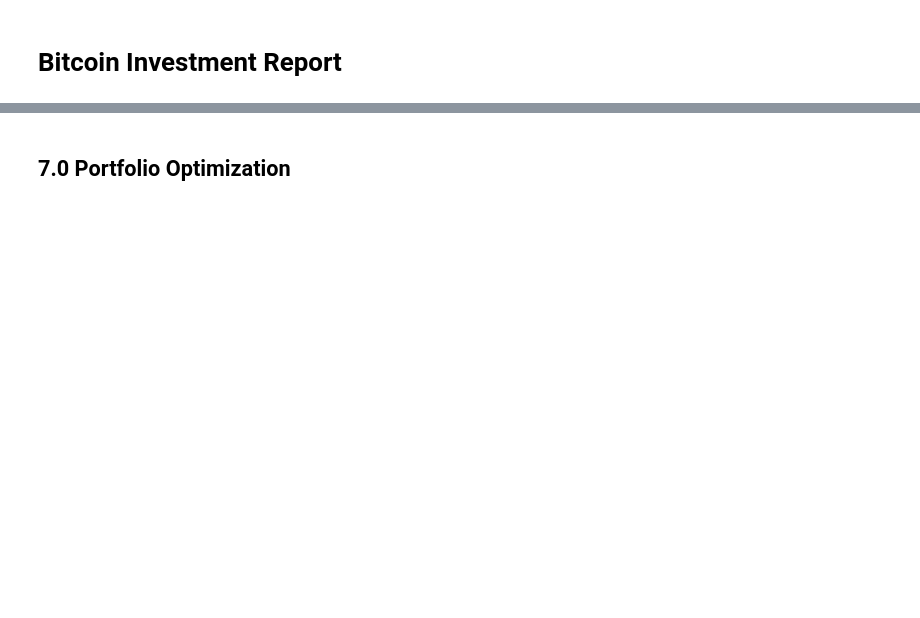
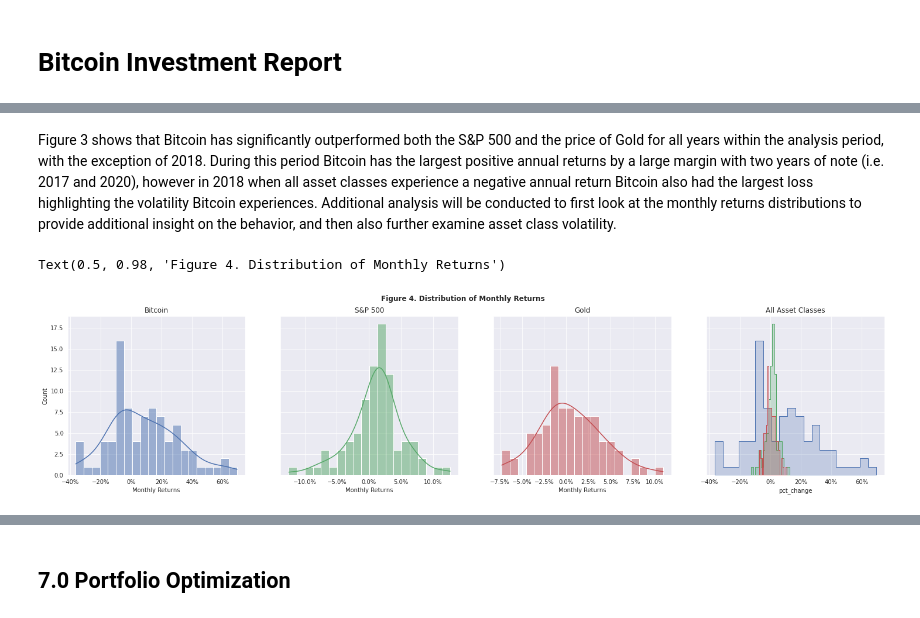
Before and after one commit to EMGuyant/bitcoin-datacamp-comp, a Jupyter notebook: bitcoin_report.ipynb, the cells around one changed output, grey strips where cells are left out. Saved outputs shown, nothing was run; the diff lists cells and outputs as text; code cells hidden in the pictures; blank space fills up the shorter version.

```diff
--- a/bitcoin_report.ipynb
+++ b/bitcoin_report.ipynb
@@ -261,0 +284,31 @@ Text(0, 0.5, 'Returns [%]')
+# %% [markdown]
+Figure 3 shows that Bitcoin has significantly outperformed both the S&P 500 and the price of Gold for all years within the analysis period, with the exception of 2018. During this period Bitcoin has the largest positive annual returns by a large margin with two years of note (i.e. 2017 and 2020), however in 2018 when all asset classes experience a negative annual return Bitcoin also had the largest loss highlighting the volatility Bitcoin experiences. Additional analysis will be conducted to first look at the monthly returns distributions to provide additional insight on the behavior, and then also further examine asset class volatility.
+# %%
+for df in dataframe_dict['monthly_data']:
+    dataframe_dict['monthly_data'][df]['pct_change'] = dataframe_dict['monthly_data'][df]['price_usd'].pct_change()
+
+fig, axes = plt.subplots(1,4, figsize=(25,5), sharey=True)
+
+titles = ['Bitcoin', 'S&P 500', 'Gold']
+
+for i in range(len(dataframe_dict['monthly_data'])):
+    key = dataset_names[i]
+    plot = sns.histplot(
+        data=dataframe_dict['monthly_data'][key],
+        x='pct_change', ax=axes[i],
+        bins=20,
+        kde=True,
+        color=dataframe_dict['colors'][list_of_colors[i]])
+    axes[i].set_title(titles[i])
+    axes[i].set_xlabel("Monthly Returns")
+    plot.axes.xaxis.set_major_formatter(mtick.PercentFormatter(1))
+
+plot = sns.histplot(data=dataframe_dict['monthly_data']['monthly_btc'], x ='pct_change', color='#4C72B0', alpha=0.25, ax=axes[3], bins=20, element='step')
+plot = sns.histplot(data=dataframe_dict['monthly_data']['monthly_sp500'], x='pct_change', color='#55A868', alpha = 0.25, ax=axes[3], bins=20, element='step')
+plot = sns.histplot(data=dataframe_dict['monthly_data']['gold_inf'], x='pct_change', color='#C44E52', alpha = 0.25, ax=axes[3], bins=20, element='step')
+plot.axes.xaxis.set_major_formatter(mtick.PercentFormatter(1))
+plot.axes.set_title('All Asset Classes')
+plt.suptitle('Figure 4. Distribution of Monthly Returns', weight='bold')
+# %% [output]
+Text(0.5, 0.98, 'Figure 4. Distribution of Monthly Returns')
+[figure, added]
```
Also changed, not shown: parts of 111 cells of this notebook.
